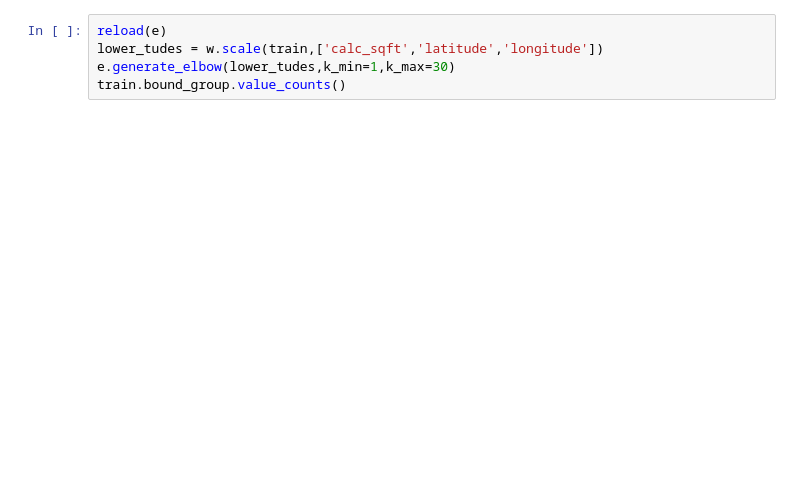
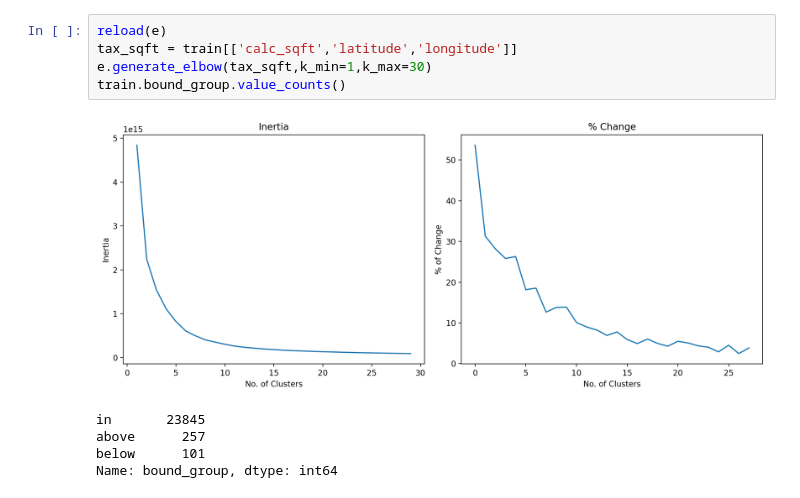
Before and after one commit to L-G-B-Team/clustering-project, a Jupyter notebook: woody_explore.ipynb, the cells around one changed output. Saved outputs shown, nothing was run; the diff lists cells and outputs as text; blank space fills up the shorter version.

```diff
--- a/woody_explore.ipynb
+++ b/woody_explore.ipynb
@@ -25,6 +35,12 @@ e.generate_elbow(train[['tax_value','calc_sqft']].dropna())
 # %%
 reload(e)
-lower_tudes = w.scale(train,['calc_sqft','latitude','longitude'])
-e.generate_elbow(lower_tudes,k_min=1,k_max=30)
+tax_sqft = train[['calc_sqft','latitude','longitude']]
+e.generate_elbow(tax_sqft,k_min=1,k_max=30)
 train.bound_group.value_counts()
+# %% [output]
+[figure, added]
+in       23845
+above      257
+below      101
+Name: bound_group, dtype: int64
 # %%
```
Also changed, not shown: parts of 11 cells of this notebook, 1 other file.
